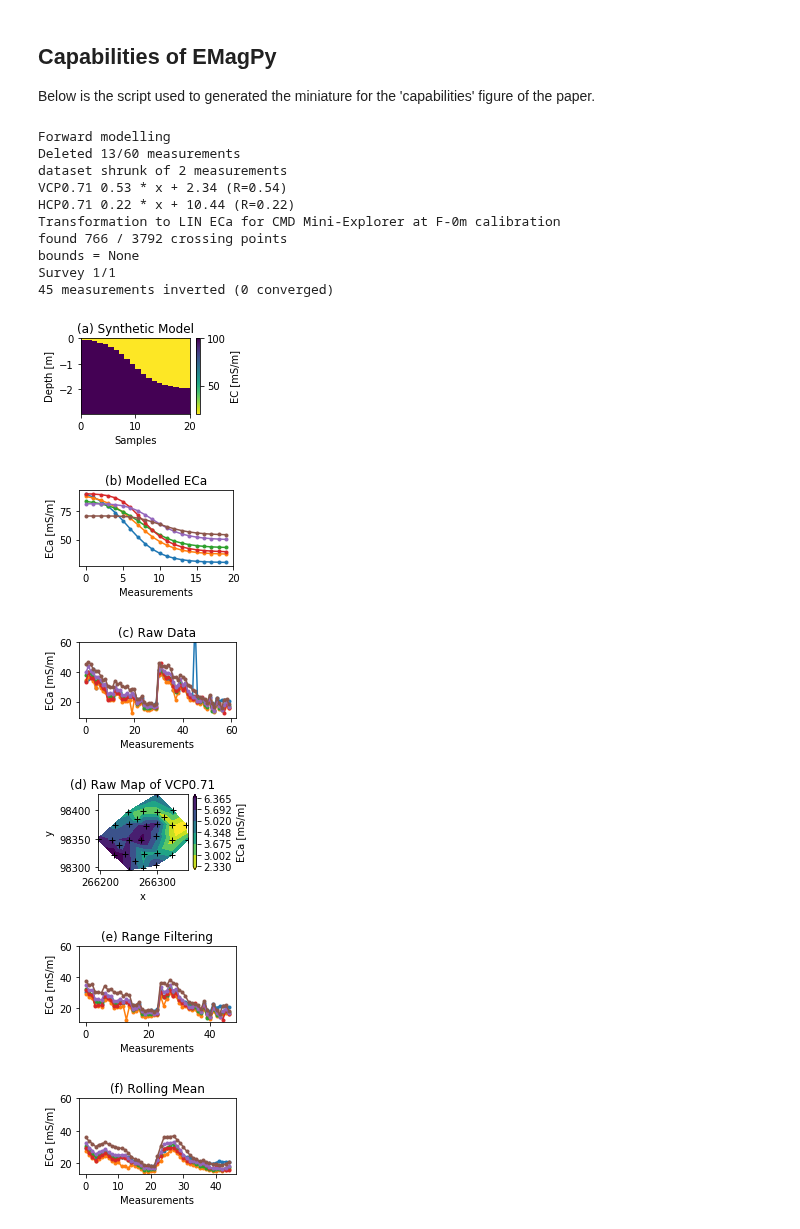
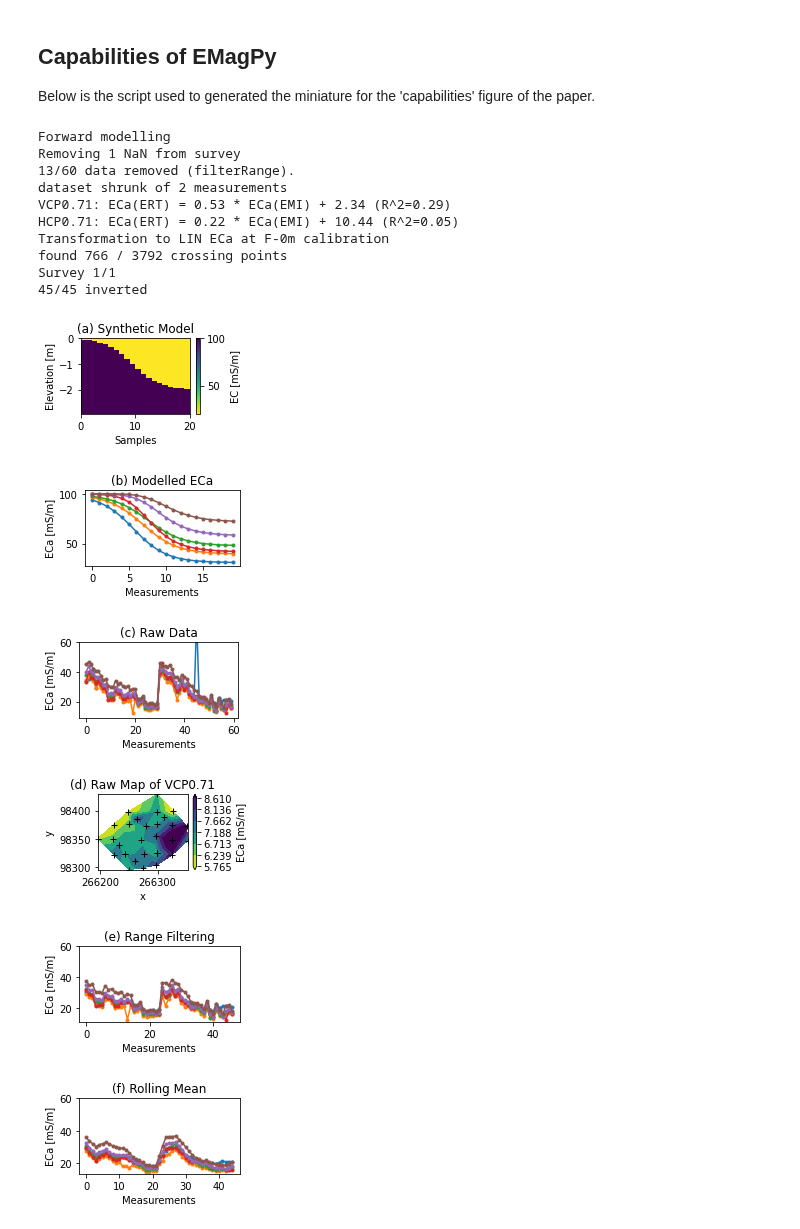
Before and after one commit to hkexgroup/emagpy, a Jupyter notebook: src/em-paper.ipynb, the cells around one changed output. Saved outputs shown, nothing was run; the diff lists cells and outputs as text; code cells hidden in the pictures.

```diff
--- a/src/em-paper.ipynb
+++ b/src/em-paper.ipynb
@@ -498,7 +499,7 @@ coils0 = ['VCP1.48f10000h0', 'VCP2.82f10000h0', 'VCP4.49f10000h0',
           'HCP1.48f10000h0', 'HCP2.82f10000h0', 'HCP4.49f10000h0']
 k = Problem()
 k.setModels([depths], [conds])
-dfs = k.forward(forwardModel='FS', coils=coils0, noise=0)
+dfs = k.forward(forwardModel='FSeq', coils=coils0, noise=0)
 
 fig, ax = plt.subplots(figsize=figsize)
 k.showResults(ax=ax)
@@ -581,44 +582,44 @@ k2 = Problem() # need other dataset as cover-crop doesn't have cross-over points
 k2.importGF(fnameLo = datadir + 'potatoes/potatoesLo.dat')
 k2.convertFromNMEA()
 fig, ax = plt.subplots(figsize=figsize)
-k2.crossOverPoints(ax=ax, coil=k.coils[1])
+k2.crossOverPointsError(ax=ax, coil=k.coils[1])
 ax.set_title('(h) Error modelling')
 ax.get_legend().remove()
 ax.set_xlabel('Mean ECa [mS/m]')
 fig.tight_layout()
 fig.savefig(outputdir + 'cap-error.jpg')
 
 # Inverse results
 fig, ax = plt.subplots(figsize=figsize)
 k.invert()
 k.showResults(ax=ax, contour=False)
 ax.set_title('(i) Inverted Results')
 fig.axes[-1].set_ylabel('EC [mS/m]')
 fig.tight_layout()
 fig.savefig(outputdir + 'cap-showResults.jpg')
 
 # Inverse quality
 fig, ax = plt.subplots(figsize=figsize)
 k.showOne2one(ax=ax)
 ax.get_legend().remove()
 ax.set_title('(j) ' + ax.get_title())
 fig.tight_layout()
 fig.savefig(outputdir + 'cap-one2one.jpg')
 # %% [output]
 Forward modelling
-Deleted 13/60 measurements
+Removing 1 NaN from survey
+13/60 data removed (filterRange).
 dataset shrunk of 2 measurements
-VCP0.71 0.53 * x + 2.34 (R=0.54)
-HCP0.71 0.22 * x + 10.44 (R=0.22)
-Transformation to LIN ECa for CMD Mini-Explorer at F-0m calibration
+VCP0.71: ECa(ERT) = 0.53 * ECa(EMI) + 2.34 (R^2=0.29)
+HCP0.71: ECa(ERT) = 0.22 * ECa(EMI) + 10.44 (R^2=0.05)
+Transformation to LIN ECa at F-0m calibration
 found 766 / 3792 crossing points
-bounds = None
 Survey 1/1
-45 measurements inverted (0 converged)
+45/45 inverted
-[figure, old version]
+[figure, new version]
-[figure, old version]
+[figure, new version]
-[figure, old version]
+[figure, new version]
-[figure, old version]
+[figure, new version]
-[figure, old version]
+[figure, new version]
-[figure, old version]
+[figure, new version]
 [figure]
```
Also changed, not shown: parts of 6 cells of this notebook, 1 other file.
